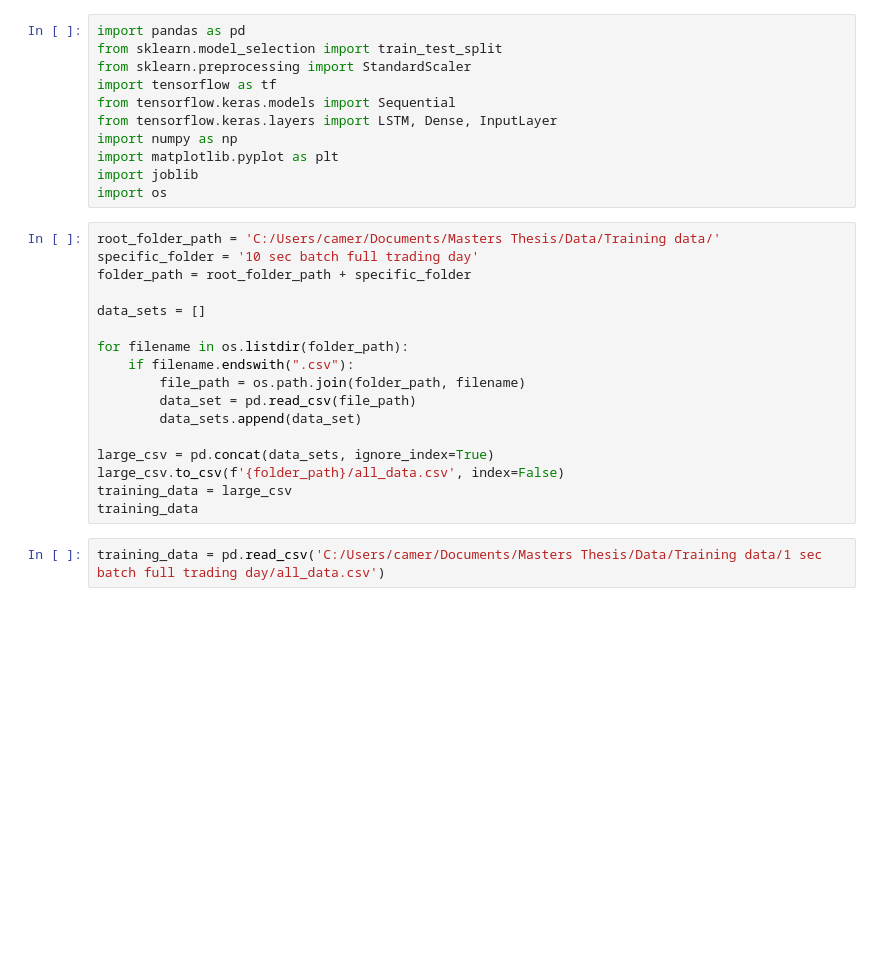
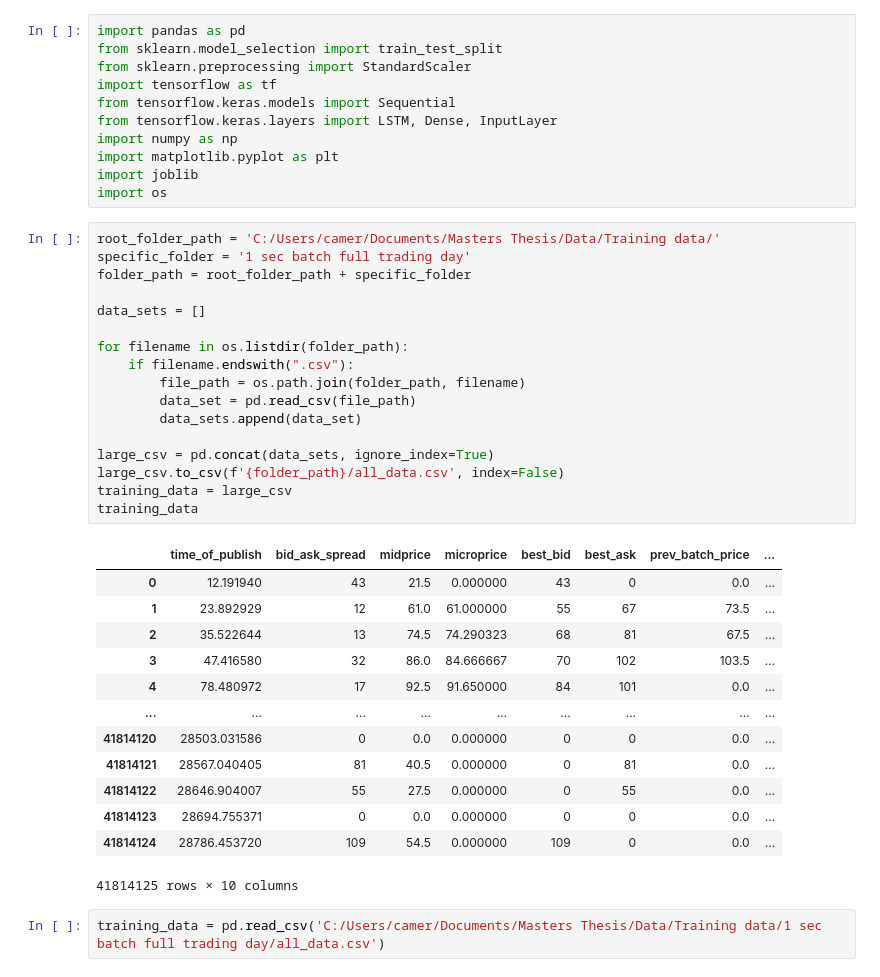
Before and after one commit to Cam-Dipol/Deep-Learning-Trader-BFBSE, a Jupyter notebook: DeepFBATrader model setup.ipynb, the cells around one changed output. Cells and saved outputs as stored; diff of their text form; blank space fills up the shorter version.

```diff
--- a/DeepFBATrader model setup.ipynb
+++ b/DeepFBATrader model setup.ipynb
@@ -13,21 +13,35 @@ import joblib
 import os
 # %%
 root_folder_path = 'C:/Users/camer/Documents/Masters Thesis/Data/Training data/'
-specific_folder = '10 sec batch full trading day'
+specific_folder = '1 sec batch full trading day'
 folder_path = root_folder_path + specific_folder
 
 data_sets = []
 
 for filename in os.listdir(folder_path):
     if filename.endswith(".csv"):
         file_path = os.path.join(folder_path, filename)
         data_set = pd.read_csv(file_path)
         data_sets.append(data_set)
 
 large_csv = pd.concat(data_sets, ignore_index=True)
 large_csv.to_csv(f'{folder_path}/all_data.csv', index=False)
 training_data = large_csv
 training_data
+# %% [output]
+|  | time_of_publish | bid_ask_spread | midprice | microprice | best_bid | best_ask | prev_batch_price | ... |
+| 0 | 12.191940 | 43 | 21.5 | 0.000000 | 43 | 0 | 0.0 | ... |
+| 1 | 23.892929 | 12 | 61.0 | 61.000000 | 55 | 67 | 73.5 | ... |
+| 2 | 35.522644 | 13 | 74.5 | 74.290323 | 68 | 81 | 67.5 | ... |
+| 3 | 47.416580 | 32 | 86.0 | 84.666667 | 70 | 102 | 103.5 | ... |
+| 4 | 78.480972 | 17 | 92.5 | 91.650000 | 84 | 101 | 0.0 | ... |
+| ... | ... | ... | ... | ... | ... | ... | ... | ... |
+| 41814120 | 28503.031586 | 0 | 0.0 | 0.000000 | 0 | 0 | 0.0 | ... |
+| 41814121 | 28567.040405 | 81 | 40.5 | 0.000000 | 0 | 81 | 0.0 | ... |
+| 41814122 | 28646.904007 | 55 | 27.5 | 0.000000 | 0 | 55 | 0.0 | ... |
+| 41814123 | 28694.755371 | 0 | 0.0 | 0.000000 | 0 | 0 | 0.0 | ... |
+| 41814124 | 28786.453720 | 109 | 54.5 | 0.000000 | 109 | 0 | 0.0 | ... |
+41814125 rows × 10 columns
 # %%
 training_data = pd.read_csv('C:/Users/camer/Documents/Masters Thesis/Data/Training data/1 sec batch full trading day/all_data.csv')
 # %% [markdown]
```
Also changed, not shown: parts of 3 cells of this notebook, 28 other files.
